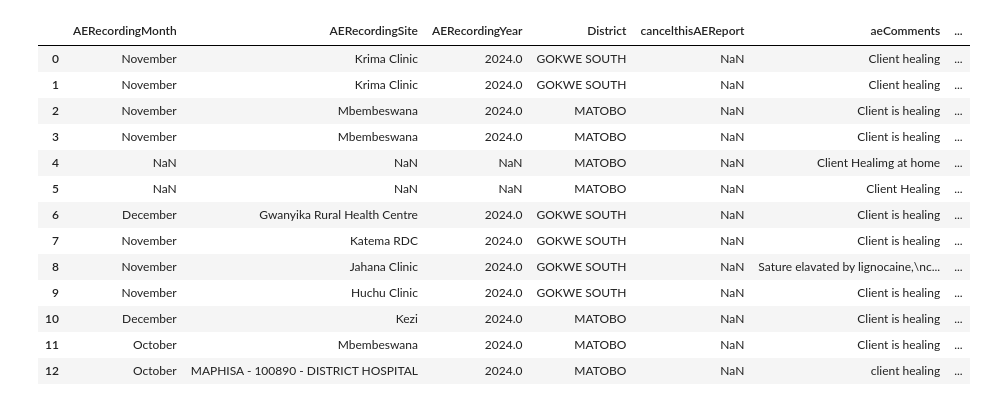
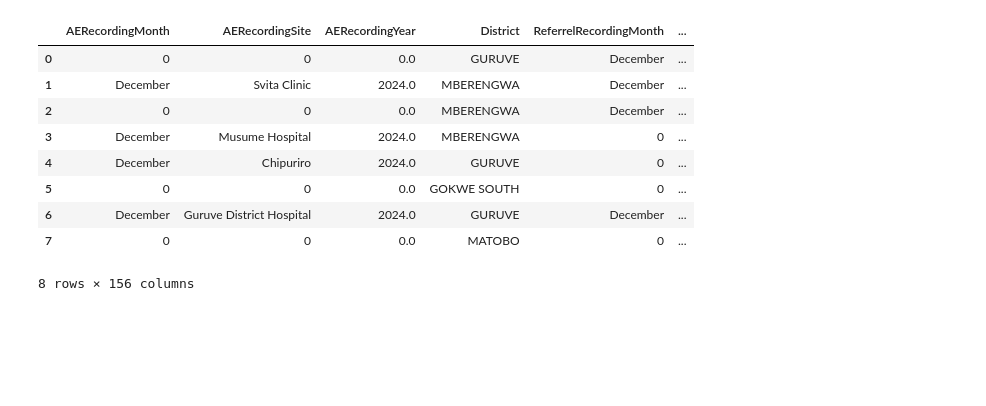
Before and after one commit to ashleymutenha/zazic-commcareManipulation, a Jupyter notebook: notebook2_output.ipynb, the cells around one changed output. Drawn from its saved outputs; the diff is of its cells as text; code cells hidden in the pictures; blank space fills up the shorter version.

```diff
--- a/notebook2_output.ipynb
+++ b/notebook2_output.ipynb
@@ -50,17 +92,13 @@ converted_data
 # %%
-aes
+data
 # %% [output]
-|  | AERecordingMonth | AERecordingSite | AERecordingYear | District | cancelthisAEReport | aeComments | ... |
-| 0 | November | Krima Clinic | 2024.0 | GOKWE SOUTH | NaN | Client healing | ... |
-| 1 | November | Krima Clinic | 2024.0 | GOKWE SOUTH | NaN | Client healing | ... |
-| 2 | November | Mbembeswana | 2024.0 | MATOBO | NaN | Client is healing | ... |
-| 3 | November | Mbembeswana | 2024.0 | MATOBO | NaN | Client is healing | ... |
-| 4 | NaN | NaN | NaN | MATOBO | NaN | Client Healimg at home | ... |
-| 5 | NaN | NaN | NaN | MATOBO | NaN | Client Healing | ... |
-| 6 | December | Gwanyika Rural Health Centre | 2024.0 | GOKWE SOUTH | NaN | Client is healing | ... |
-| 7 | November | Katema RDC | 2024.0 | GOKWE SOUTH | NaN | Client is healing | ... |
-| 8 | November | Jahana Clinic | 2024.0 | GOKWE SOUTH | NaN | Sature elavated by lignocaine,\nc... | ... |
-| 9 | November | Huchu Clinic | 2024.0 | GOKWE SOUTH | NaN | Client is healing | ... |
-| 10 | December | Kezi | 2024.0 | MATOBO | NaN | Client is healing | ... |
-| 11 | October | Mbembeswana | 2024.0 | MATOBO | NaN | Client is healing | ... |
-| 12 | October | MAPHISA - 100890 - DISTRICT HOSPITAL | 2024.0 | MATOBO | NaN | client healing | ... |
+|  | AERecordingMonth | AERecordingSite | AERecordingYear | District | ReferrelRecordingMonth | ... |
+| 0 | 0 | 0 | 0.0 | GURUVE | December | ... |
+| 1 | December | Svita Clinic | 2024.0 | MBERENGWA | December | ... |
+| 2 | 0 | 0 | 0.0 | MBERENGWA | December | ... |
+| 3 | December | Musume Hospital | 2024.0 | MBERENGWA | 0 | ... |
+| 4 | December | Chipuriro | 2024.0 | GURUVE | 0 | ... |
+| 5 | 0 | 0 | 0.0 | GOKWE SOUTH | 0 | ... |
+| 6 | December | Guruve District Hospital | 2024.0 | GURUVE | December | ... |
+| 7 | 0 | 0 | 0.0 | MATOBO | 0 | ... |
+8 rows × 156 columns
```
Also changed, not shown: parts of 3 cells of this notebook, 7 other files.
